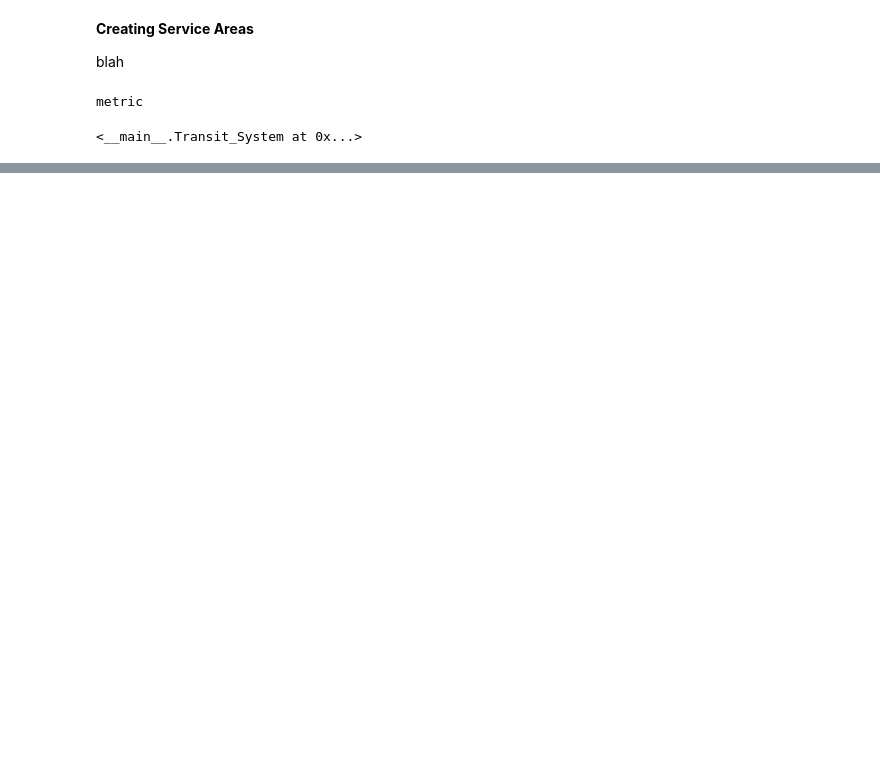
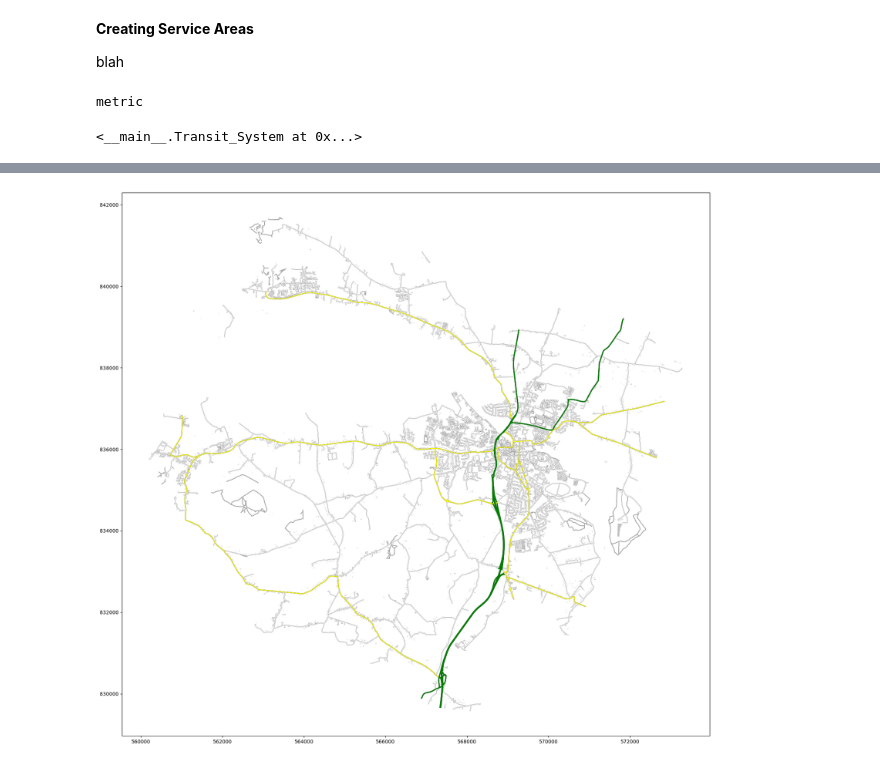
Before and after one commit to bamacgabhann/PTSA, a Jupyter notebook: PTSA.ipynb, the cells around one changed output, grey strips where cells are left out. Drawn from its saved outputs; the diff is of its cells as text; code cells hidden in the pictures; blank space fills up the shorter version.

```diff
--- a/PTSA.ipynb
+++ b/PTSA.ipynb
@@ -233,0 +246,23 @@ service_points
+# %%
+# plot
+fig, ax = plt.subplots(figsize=(21, 21))
+
+# plot all roads with a thicker black line which will show as edges,
+# and a main line coloured by category
+L_roads.plot(ax=ax, color='black', linewidth=1.2)
+R_roads.plot(ax=ax, color='black', linewidth=1.7)
+N_roads.plot(ax=ax, color='black', linewidth=2.2)
+P_roads.plot(ax=ax, color='black', linewidth=1.1)
+L_roads.plot(ax=ax, color='white', linewidth=1)
+R_roads.plot(ax=ax, color='yellow', linewidth=1.5)
+N_roads.plot(ax=ax, color='green', linewidth=2)
+P_roads.plot(ax=ax, color='silver', linewidth=1)
+
+# plot the buildings
+area_buildings.plot(ax=ax, color='silver')
+
+#sligo_circles.boundary.plot(ax=ax)
+
+plt.show()
+# %% [output]
+[figure, new version]
```
Also changed, not shown: parts of 10 cells of this notebook, 2 other files.
